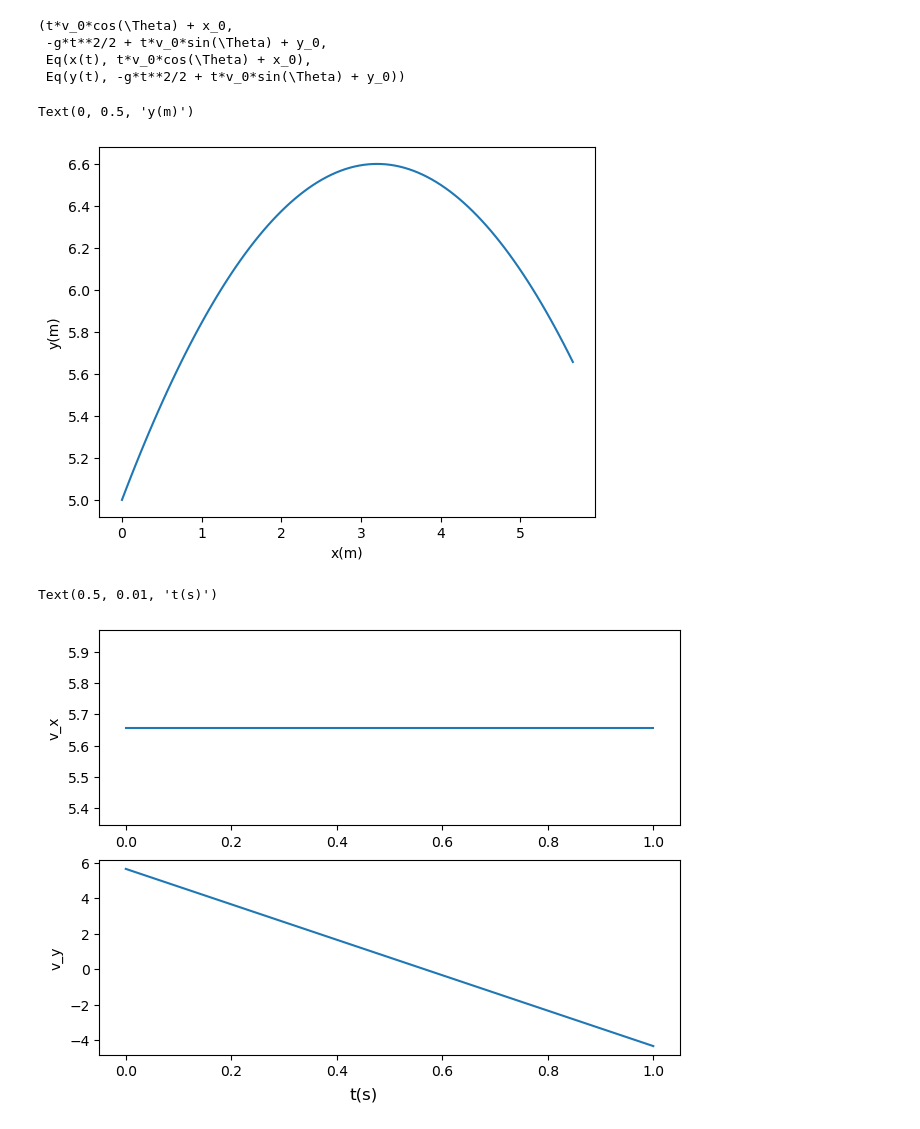
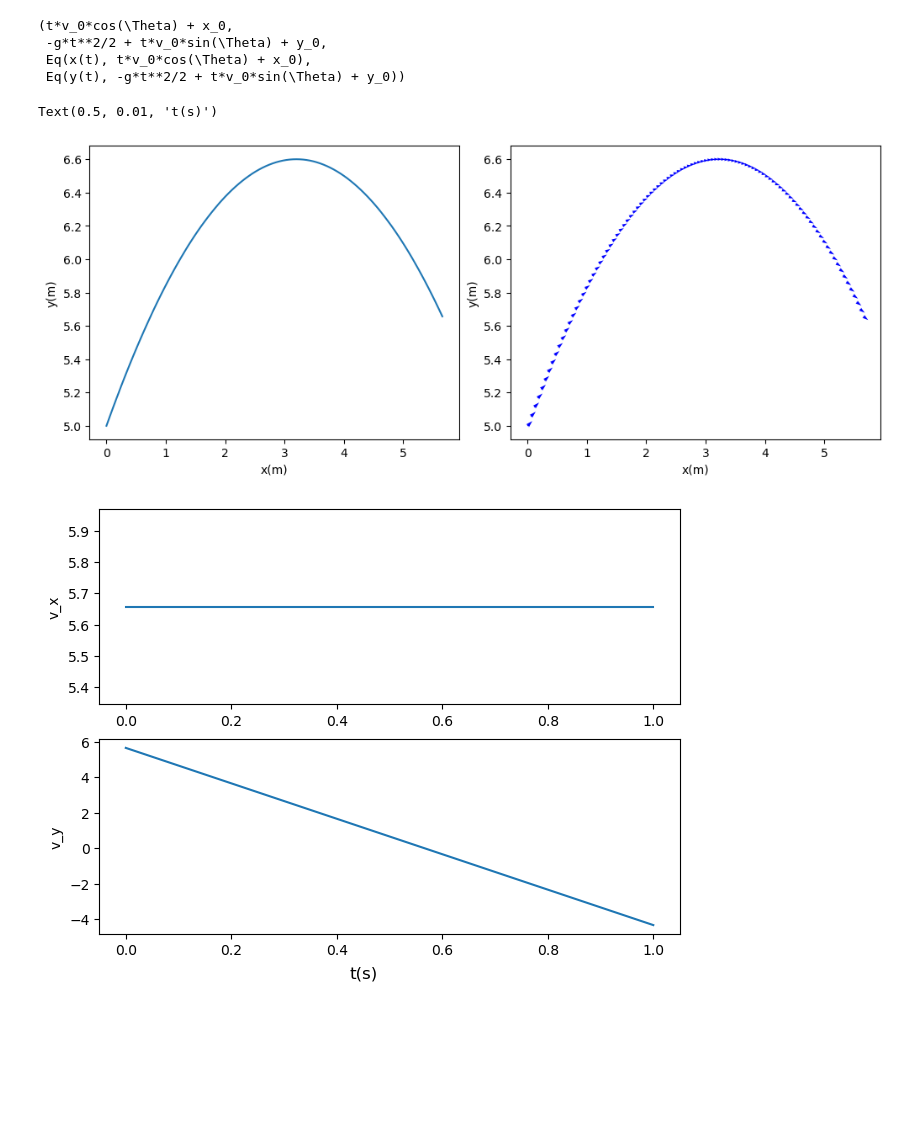
Before and after one commit to M-Bouchaala/trajectory_simulation, a Jupyter notebook: trajectory.ipynb, the cells around one changed output. Drawn from its saved outputs; the diff is of its cells as text; code cells hidden in the pictures; blank space fills up the shorter version.

```diff
--- a/trajectory.ipynb
+++ b/trajectory.ipynb
@@ -54,24 +54,28 @@ Nbr_points=100
 time_line = np.linspace(0,1,Nbr_points)
 num_x = numeric_x_sol(time_line, 0, 5, 8, np.pi/4, 10, 0.5)
 num_y = numeric_y_sol(time_line, 0, 5, 8, np.pi/4, 10, 0.5)
-plt.plot(num_x,num_y)
-plt.xlabel("x(m)")
-plt.ylabel("y(m)")
+# vector field
+num_vx = numeric_vx_sol(time_line, 0, 5, 8, np.pi/4, 10, 0.5)
+num_vy = numeric_vy_sol(time_line, 0, 5, 8, np.pi/4, 10, 0.5)
-# %% [output]
-Text(0, 0.5, 'y(m)')
-[figure, removed]
 # %%
-num_vx = numeric_vx_sol(time_line, 0, 5, 8, np.pi/4, 10, 0.5)
-num_vy = numeric_vy_sol(time_line, 0, 5, 8, np.pi/4, 10, 0.5)
+
+fig_t, ax_t = plt.subplots(nrows=1, ncols=2, constrained_layout=True, figsize=(10, 4))
+ax_t[0].plot(num_x,num_y)
+ax_t[0].set_xlabel("x(m)")
+ax_t[0].set_ylabel("y(m)")
+ax_t[1].quiver(num_x,num_y,num_vx, num_vy, units='dots', scale=1, color='b')
+plt.xlabel("x(m)")
+ax_t[1].set_ylabel("y(m)")
 
 fig, ax = plt.subplots(nrows=2, ncols=1, constrained_layout=True)
 ax[0].plot(time_line, [num_vx]*Nbr_points)
 ax[0].set_ylabel("v_x")
 ax[1].plot(time_line,num_vy)
 ax[1].set_ylabel("v_y")
 
 # common axis labels
 fig.supxlabel("t(s)")
 # %% [output]
 Text(0.5, 0.01, 't(s)')
-[figure, old version]
+[figure, new version]
+[figure, added]
```
